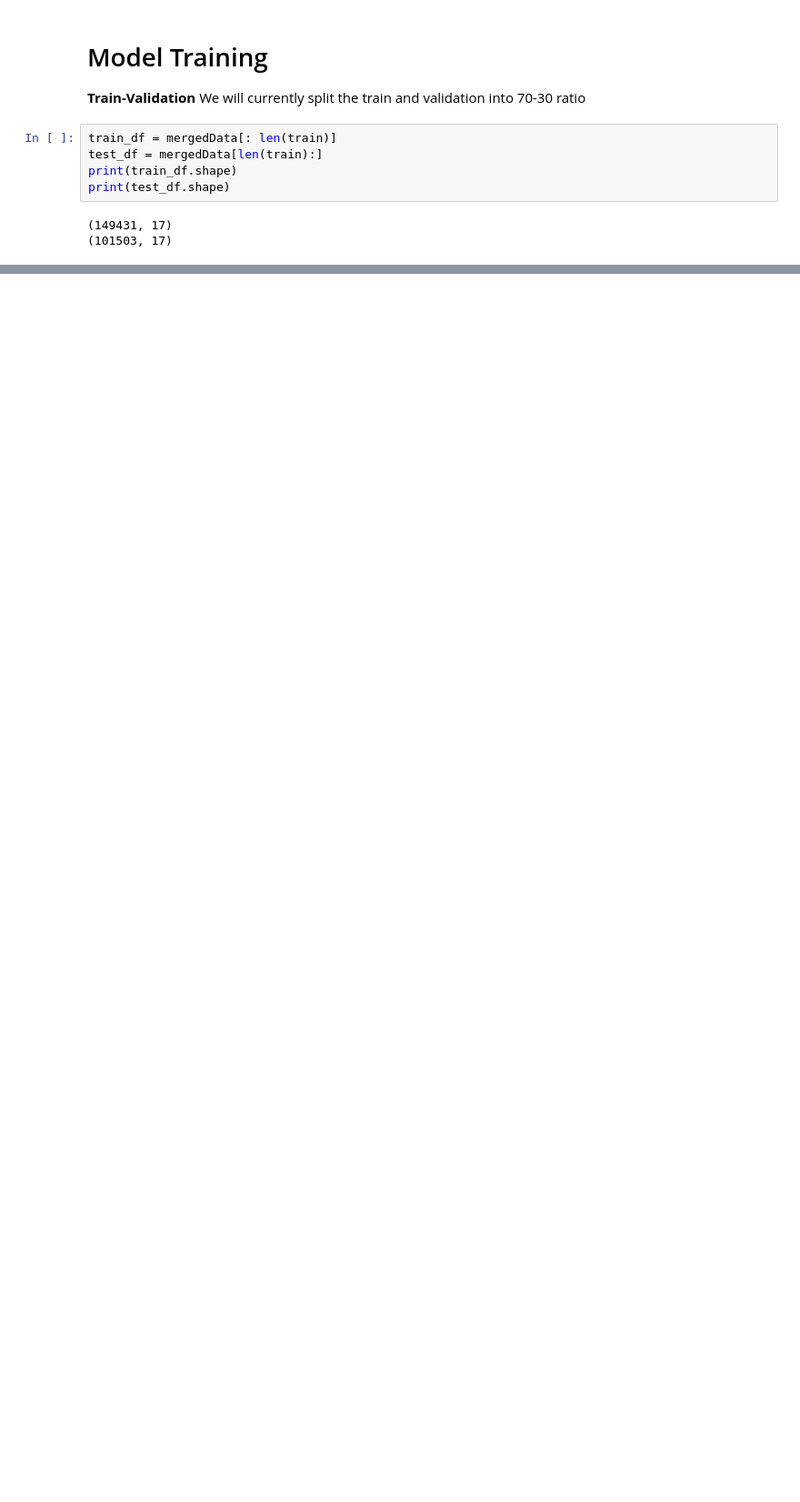
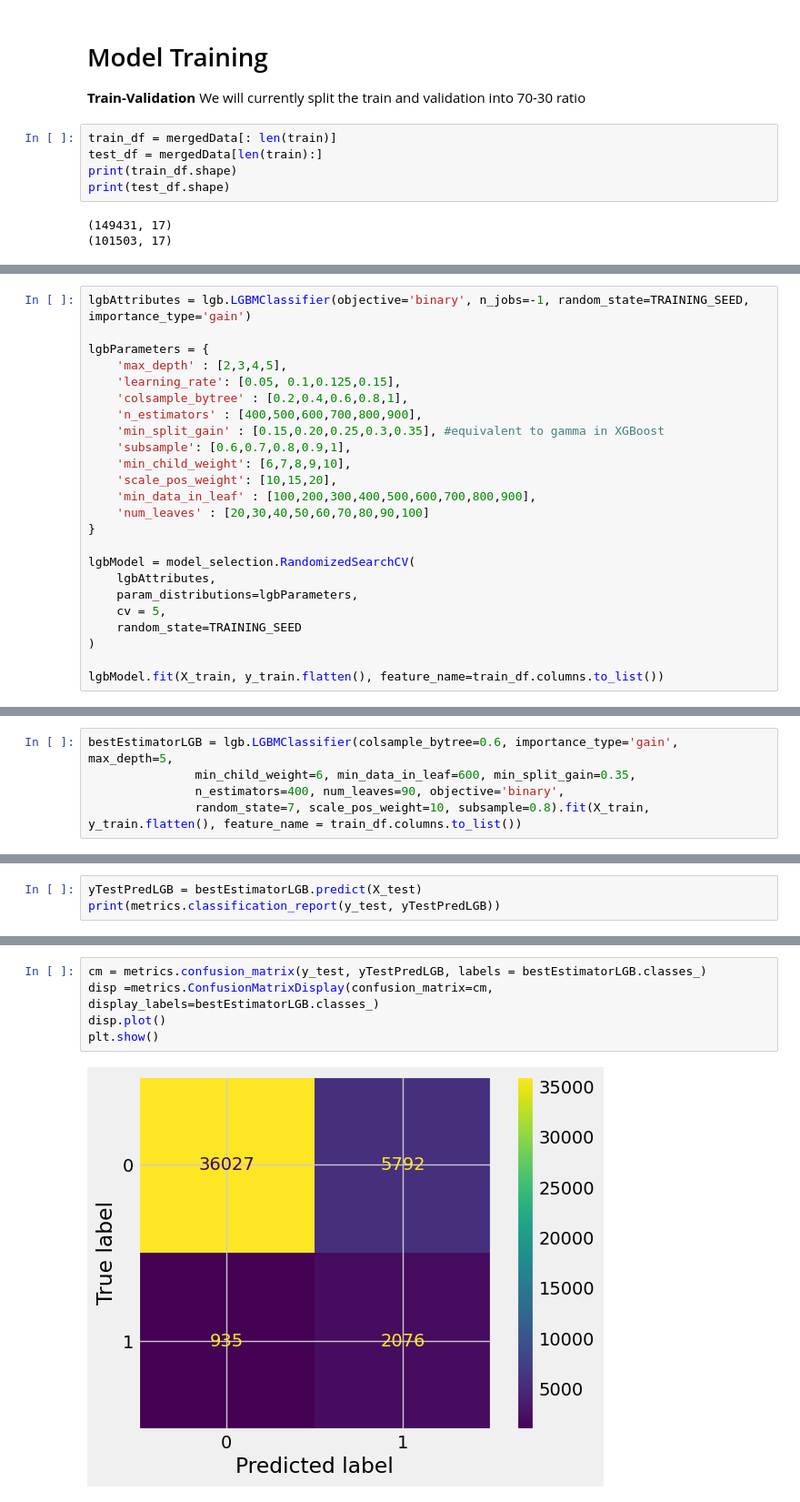
Before and after one commit to Arnold-git/Credit-Risk-Scoring, a Jupyter notebook: Research-and-Development/credit-scoring-EDA-modelling.ipynb, the cells around one changed output, grey strips where cells are left out. Shown at 91% size. Saved outputs shown, nothing was run; the diff lists cells and outputs as text; blank space fills up the shorter version.

```diff
--- a/Research-and-Development/credit-scoring-EDA-modelling.ipynb
+++ b/Research-and-Development/credit-scoring-EDA-modelling.ipynb
@@ -754,0 +760,24 @@ X_train, X_test, y_train, y_test = model_selection.train_test_split(
+# %%
+lgbAttributes = lgb.LGBMClassifier(objective='binary', n_jobs=-1, random_state=TRAINING_SEED, importance_type='gain')
+
+lgbParameters = {
+    'max_depth' : [2,3,4,5],
+    'learning_rate': [0.05, 0.1,0.125,0.15],
+    'colsample_bytree' : [0.2,0.4,0.6,0.8,1],
+    'n_estimators' : [400,500,600,700,800,900],
+    'min_split_gain' : [0.15,0.20,0.25,0.3,0.35], #equivalent to gamma in XGBoost
+    'subsample': [0.6,0.7,0.8,0.9,1],
+    'min_child_weight': [6,7,8,9,10],
+    'scale_pos_weight': [10,15,20],
+    'min_data_in_leaf' : [100,200,300,400,500,600,700,800,900],
+    'num_leaves' : [20,30,40,50,60,70,80,90,100]
+}
+
+lgbModel = model_selection.RandomizedSearchCV(
+    lgbAttributes,
+    param_distributions=lgbParameters,
+    cv = 5,
+    random_state=TRAINING_SEED
+)
+
+lgbModel.fit(X_train, y_train.flatten(), feature_name=train_df.columns.to_list())
@@ -754,0 +828,5 @@ X_train, X_test, y_train, y_test = model_selection.train_test_split(
+# %%
+bestEstimatorLGB = lgb.LGBMClassifier(colsample_bytree=0.6, importance_type='gain', max_depth=5,
+               min_child_weight=6, min_data_in_leaf=600, min_split_gain=0.35,
+               n_estimators=400, num_leaves=90, objective='binary',
+               random_state=7, scale_pos_weight=10, subsample=0.8).fit(X_train, y_train.flatten(), feature_name = train_df.columns.to_list())
@@ -754,0 +852,3 @@ X_train, X_test, y_train, y_test = model_selection.train_test_split(
+# %%
+yTestPredLGB = bestEstimatorLGB.predict(X_test)
+print(metrics.classification_report(y_test, yTestPredLGB))
@@ -754,0 +869,7 @@ X_train, X_test, y_train, y_test = model_selection.train_test_split(
+# %%
+cm = metrics.confusion_matrix(y_test, yTestPredLGB, labels = bestEstimatorLGB.classes_)
+disp =metrics.ConfusionMatrixDisplay(confusion_matrix=cm, display_labels=bestEstimatorLGB.classes_)
+disp.plot()
+plt.show()
+# %% [output]
+[figure, added]
```
Also changed, not shown: parts of 11 cells of this notebook.
